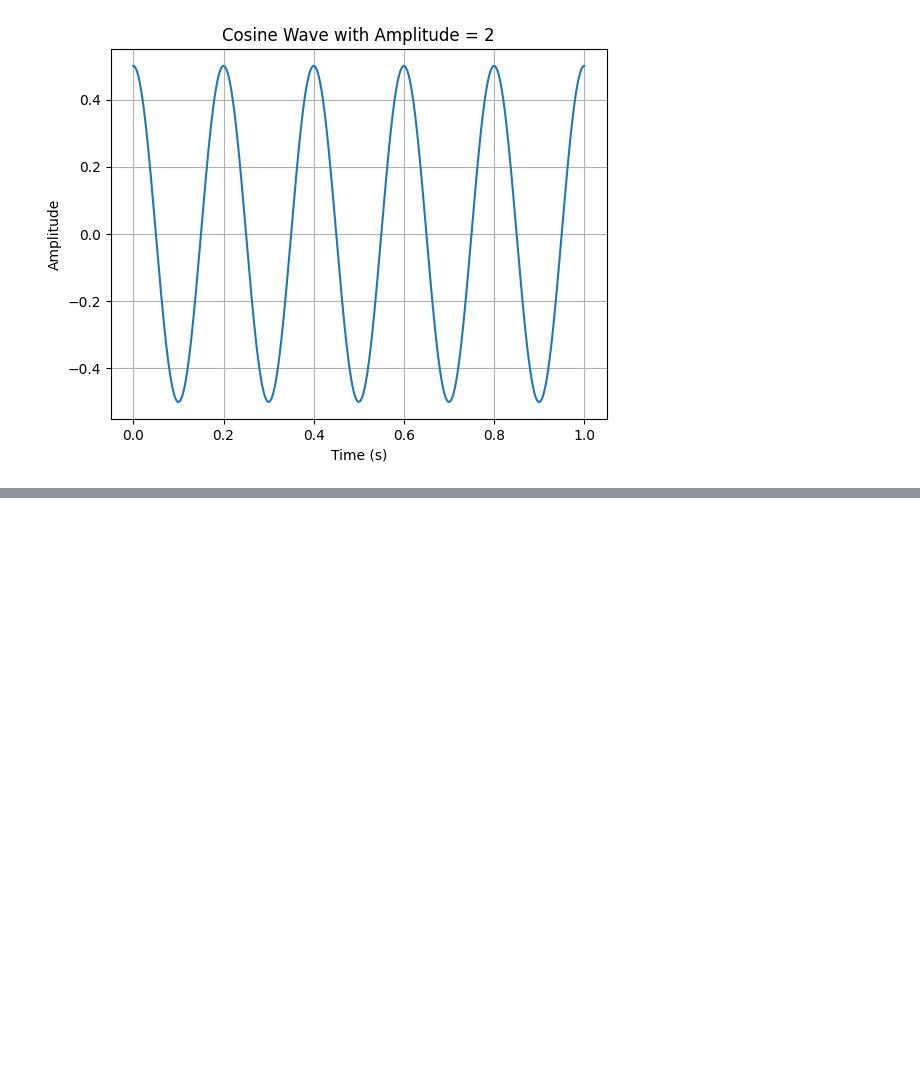
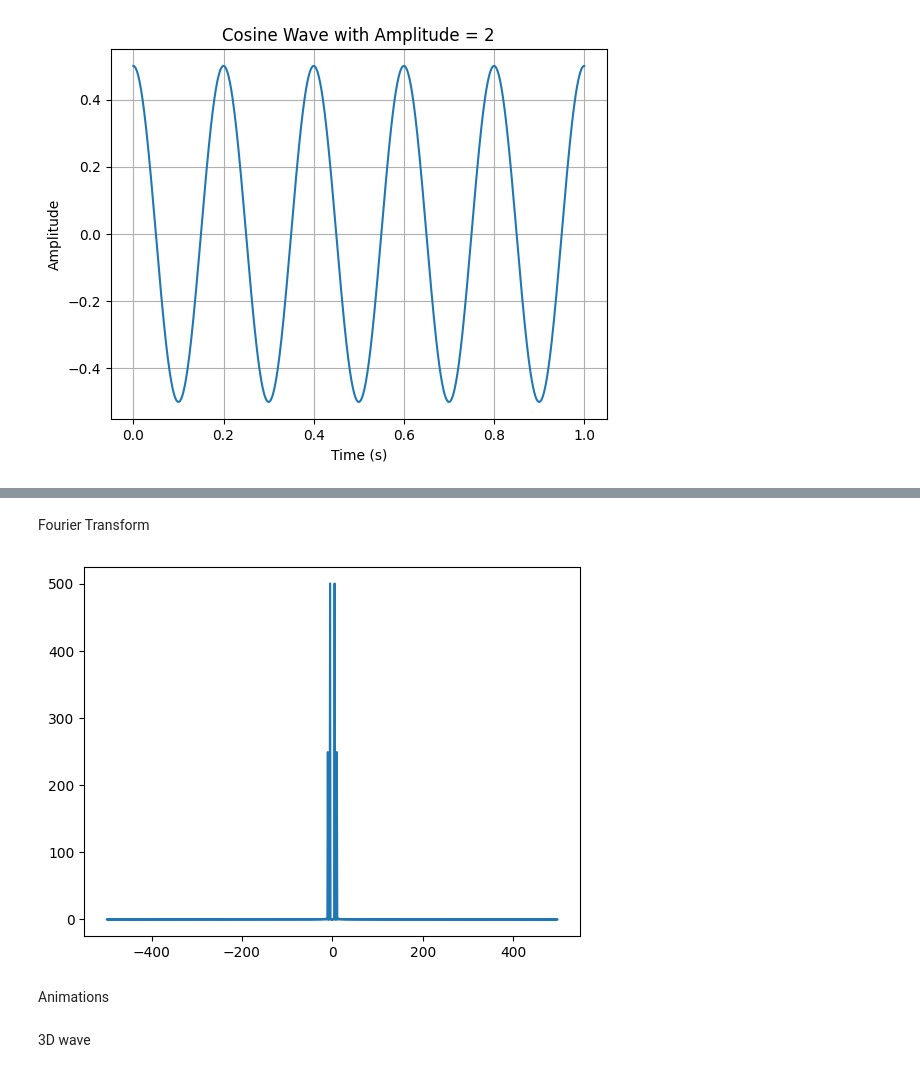
Before and after one commit to Abdullah-9864/Git, a Jupyter notebook: Signal Generation and Visualization.ipynb, the cells around one changed output, grey strips where cells are left out. Drawn from its saved outputs; the diff is of its cells as text; code cells hidden in the pictures; blank space fills up the shorter version.

```diff
--- a/Signal Generation and Visualization.ipynb
+++ b/Signal Generation and Visualization.ipynb
@@ -79,0 +88,11 @@ banana.show()
+# %% [markdown]
+Fourier Transform
+# %%
+freq = np.fft.fftfreq(len(signal), d=(t[1]-t[0]))
+fft_signal = np.fft.fft(signal)
+banana.plot(freq, np.abs(fft_signal))
+banana.show()
+# %% [output]
+[figure, added]
+# %% [markdown]
+Animations
@@ -79,0 +101,2 @@ banana.show()
+# %% [markdown]
+3D wave
```
Also changed, not shown: parts of 9 cells of this notebook.
